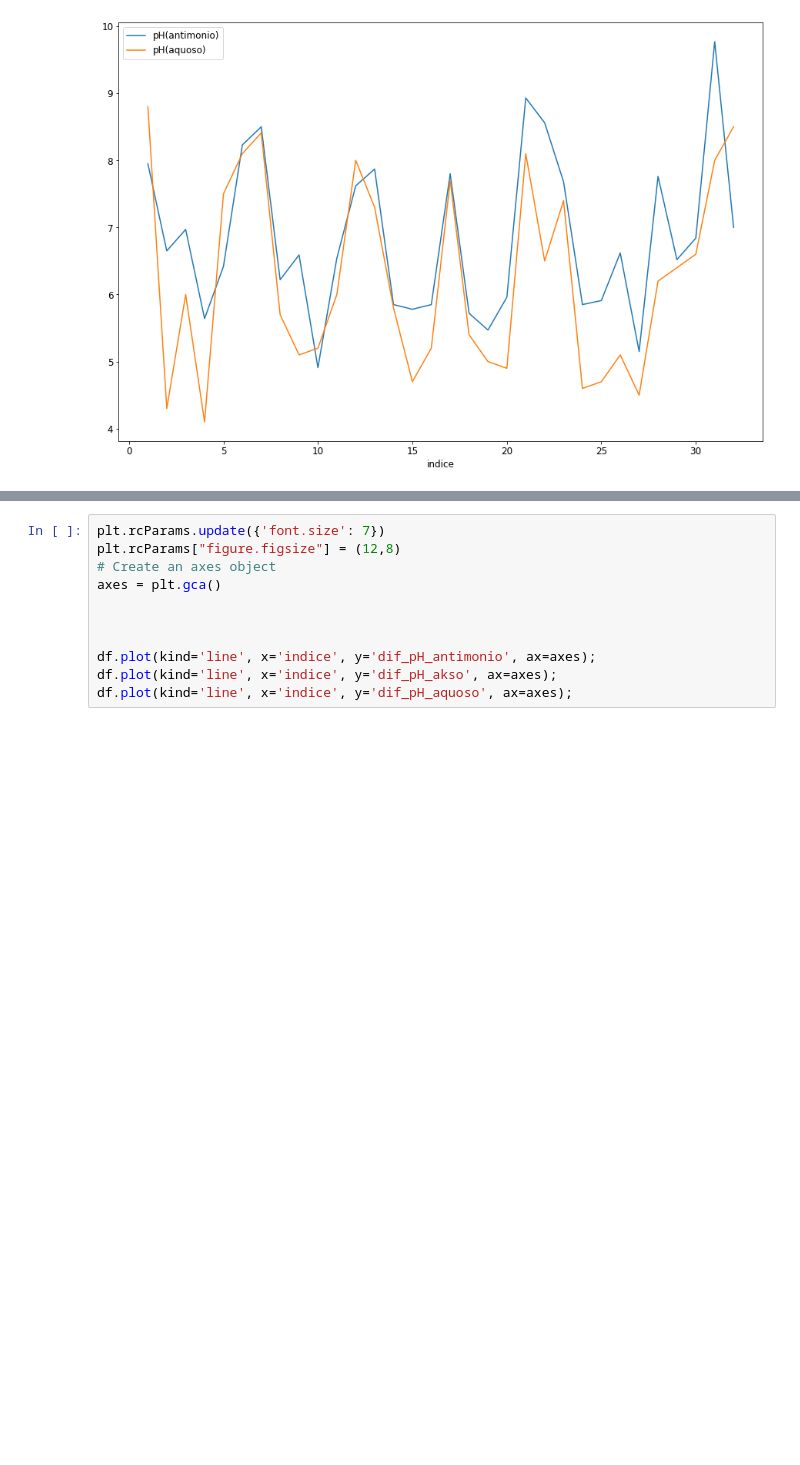
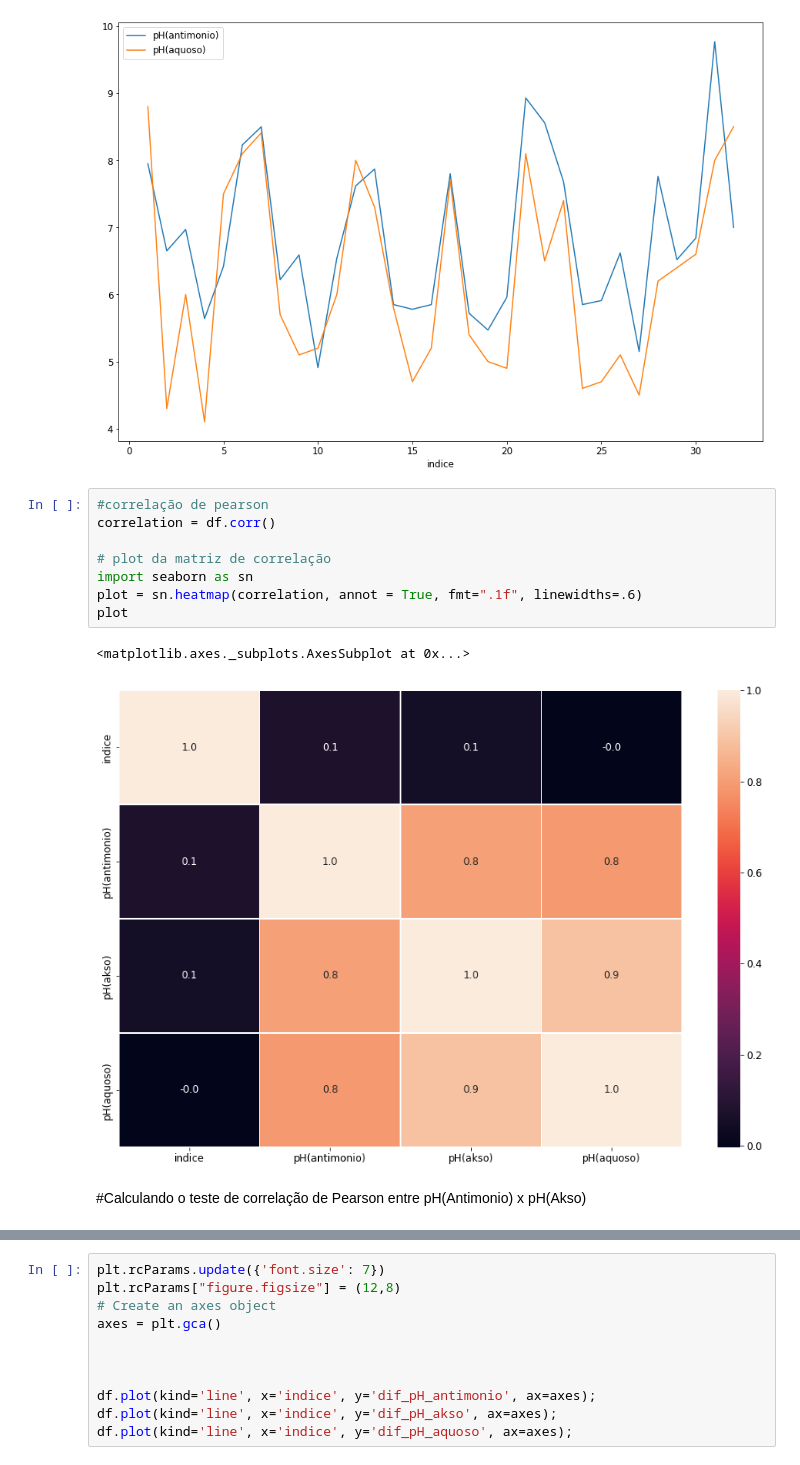
Before and after one commit to SauloHenriqueAguiar/AnalisedosDadosPH, a Jupyter notebook: testesensorpHcomp.ipynb, the cells around one changed output, grey strips where cells are left out. Drawn from its saved outputs; the diff is of its cells as text; blank space fills up the shorter version.

```diff
--- a/testesensorpHcomp.ipynb
+++ b/testesensorpHcomp.ipynb
@@ -75,3 +95,16 @@ df.plot(kind='line', x='indice', y='pH(antimonio)', ax=axes);
 df.plot(kind='line', x='indice', y='pH(aquoso)', ax=axes);
 # %% [output]
 [figure]
+# %%
+#correlação de pearson
+correlation = df.corr()
+
+# plot da matriz de correlação
+import seaborn as sn
+plot = sn.heatmap(correlation, annot = True, fmt=".1f", linewidths=.6)
+plot
+# %% [output]
+<matplotlib.axes._subplots.AxesSubplot at 0x...>
+[figure, added]
+# %% [markdown]
+#Calculando o teste de correlação de Pearson entre pH(Antimonio) x pH(Akso)
```
Also changed, not shown: parts of 38 cells of this notebook.
